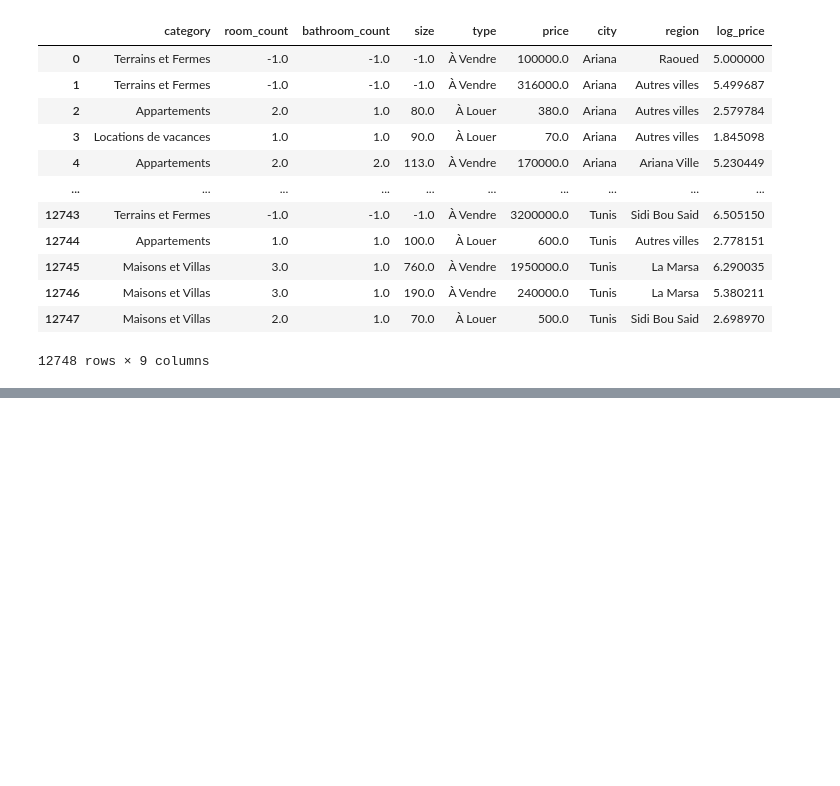
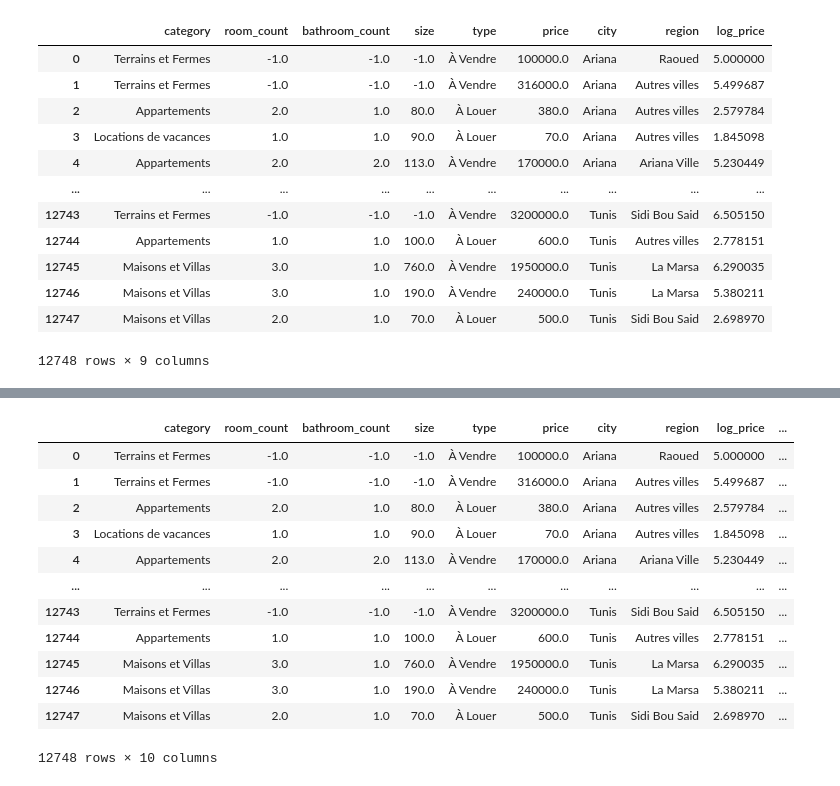
Before and after one commit to fatenchtioui/ff, a Jupyter notebook: index.ipynb, the cells around one changed output, grey strips where cells are left out. Saved outputs shown, nothing was run; the diff lists cells and outputs as text; code cells hidden in the pictures; blank space fills up the shorter version.

```diff
--- a/index.ipynb
+++ b/index.ipynb
@@ -38,0 +213,3 @@ We can view the top five and bottom five rows of the dataset with df.head() and
+# %%
+# Remplacer les valeurs manquantes par un nombre
+dataset['room_count'].fillna(1, inplace=True)
@@ -38,0 +231,3 @@ We can view the top five and bottom five rows of the dataset with df.head() and
+# %%
+median = dataset['room_count'].median()
+dataset['room_count'].fillna(median, inplace=True)
@@ -39,3 +254,5 @@ We can view the top five and bottom five rows of the dataset with df.head() and
+# %%
+dataset.replace('-1.0' , np.nan, inplace= True )
 # %%
 dataset
 # %% [output]
@@ -191,0 +288,3 @@ dataset.describe()
+# %%
+dataset.loc[dataset.room_count <0, 'room-count']='nan'
+print(dataset)
@@ -191,0 +309,17 @@ dataset.describe()
+# %%
+dataset["room-count"].replace(['room-count'], 1.0)
+dataset
+# %% [output]
+|  | category | room_count | bathroom_count | size | type | price | city | region | log_price | ... |
+| 0 | Terrains et Fermes | -1.0 | -1.0 | -1.0 | À Vendre | 100000.0 | Ariana | Raoued | 5.000000 | ... |
+| 1 | Terrains et Fermes | -1.0 | -1.0 | -1.0 | À Vendre | 316000.0 | Ariana | Autres villes | 5.499687 | ... |
+| 2 | Appartements | 2.0 | 1.0 | 80.0 | À Louer | 380.0 | Ariana | Autres villes | 2.579784 | ... |
+| 3 | Locations de vacances | 1.0 | 1.0 | 90.0 | À Louer | 70.0 | Ariana | Autres villes | 1.845098 | ... |
+| 4 | Appartements | 2.0 | 2.0 | 113.0 | À Vendre | 170000.0 | Ariana | Ariana Ville | 5.230449 | ... |
+| ... | ... | ... | ... | ... | ... | ... | ... | ... | ... | ... |
+| 12743 | Terrains et Fermes | -1.0 | -1.0 | -1.0 | À Vendre | 3200000.0 | Tunis | Sidi Bou Said | 6.505150 | ... |
+| 12744 | Appartements | 1.0 | 1.0 | 100.0 | À Louer | 600.0 | Tunis | Autres villes | 2.778151 | ... |
+| 12745 | Maisons et Villas | 3.0 | 1.0 | 760.0 | À Vendre | 1950000.0 | Tunis | La Marsa | 6.290035 | ... |
+| 12746 | Maisons et Villas | 3.0 | 1.0 | 190.0 | À Vendre | 240000.0 | Tunis | La Marsa | 5.380211 | ... |
+| 12747 | Maisons et Villas | 2.0 | 1.0 | 70.0 | À Louer | 500.0 | Tunis | Sidi Bou Said | 2.698970 | ... |
+12748 rows × 10 columns
```
Also changed, not shown: parts of 49 cells of this notebook, 1 other file.
